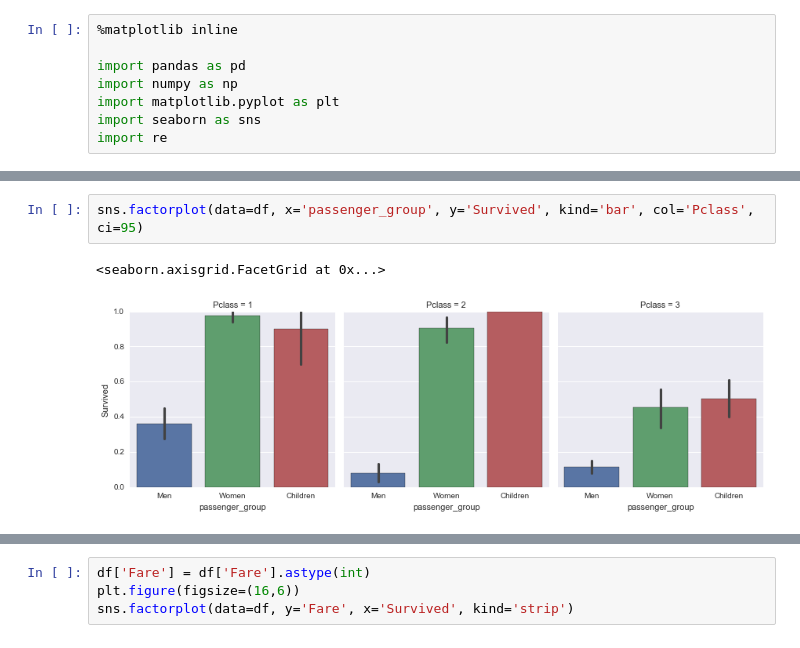
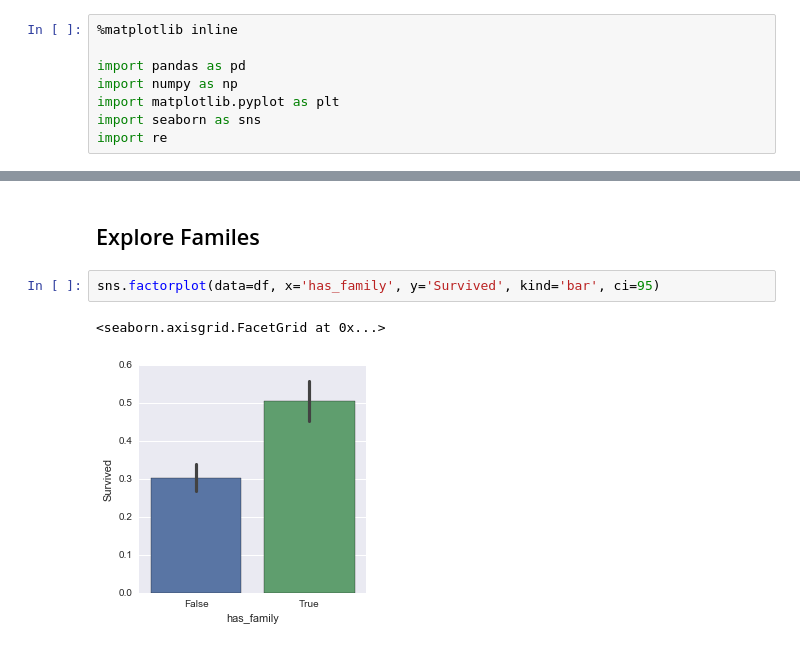
Before and after one commit to johnhagler/notebooks, a Jupyter notebook: Udacity/dandp2-titanic/Data Exploration.ipynb, the cells around one changed output, grey strips where cells are left out. Cells and saved outputs as stored; diff of their text form.

```diff
--- a/Udacity/dandp2-titanic/Data Exploration.ipynb
+++ b/Udacity/dandp2-titanic/Data Exploration.ipynb
@@ -42,14 +51,12 @@ sns.factorplot(data=df, x='has_family', y='Survived', kind='bar', hue='passenger
-# %%
-sns.factorplot(data=df, x='passenger_group', y='Survived', kind='bar', col='Pclass', ci=95)
-# %% [output]
-<seaborn.axisgrid.FacetGrid at 0x...>
-[figure, removed]
 # %%
 sns.factorplot(data=df, x='embarked_port', y='Survived', kind='bar', col='Pclass', ci=95)
 # %% [output]
 <seaborn.axisgrid.FacetGrid at 0x...>
 [figure]
-# %%
-df['Fare'] = df['Fare'].astype(int)
-plt.figure(figsize=(16,6))
-sns.factorplot(data=df, y='Fare', x='Survived', kind='strip')
+# %% [markdown]
+## Explore Familes
+# %%
+sns.factorplot(data=df, x='has_family', y='Survived', kind='bar', ci=95)
+# %% [output]
+<seaborn.axisgrid.FacetGrid at 0x...>
+[figure, added]
```
Also changed, not shown: parts of 13 cells of this notebook, 4 other files.
